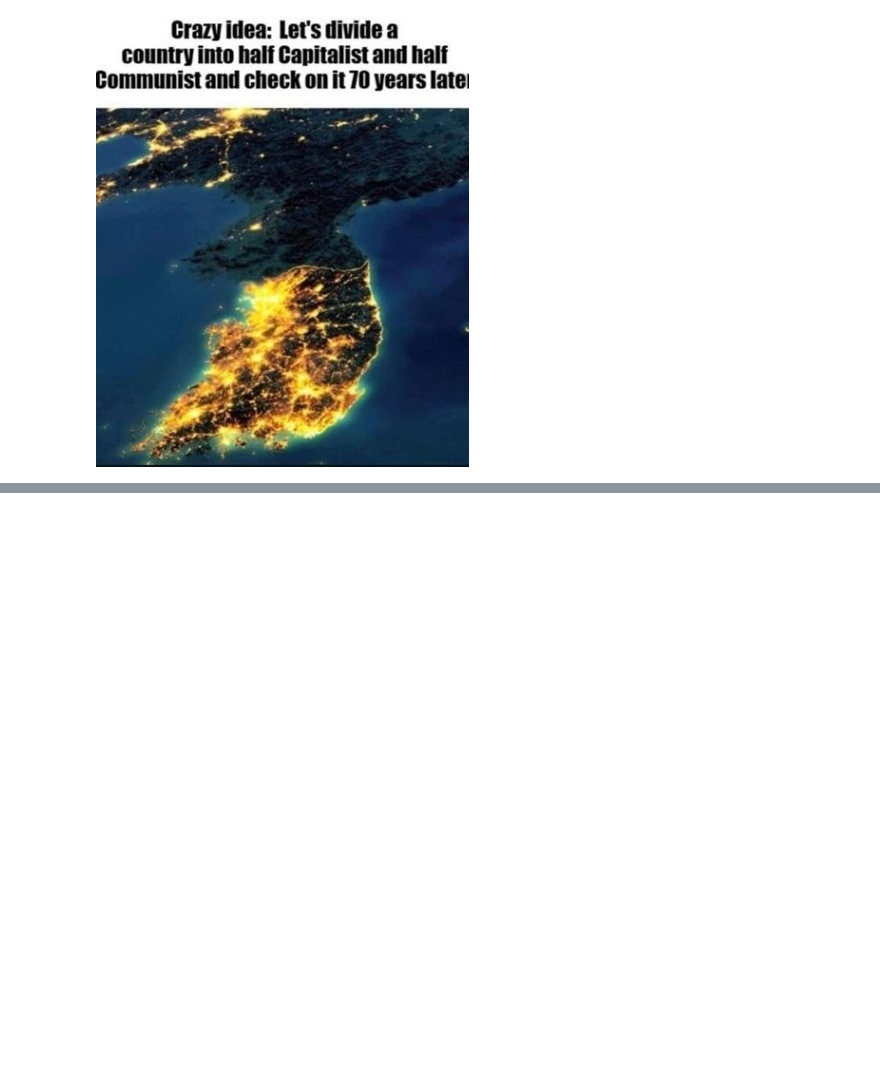
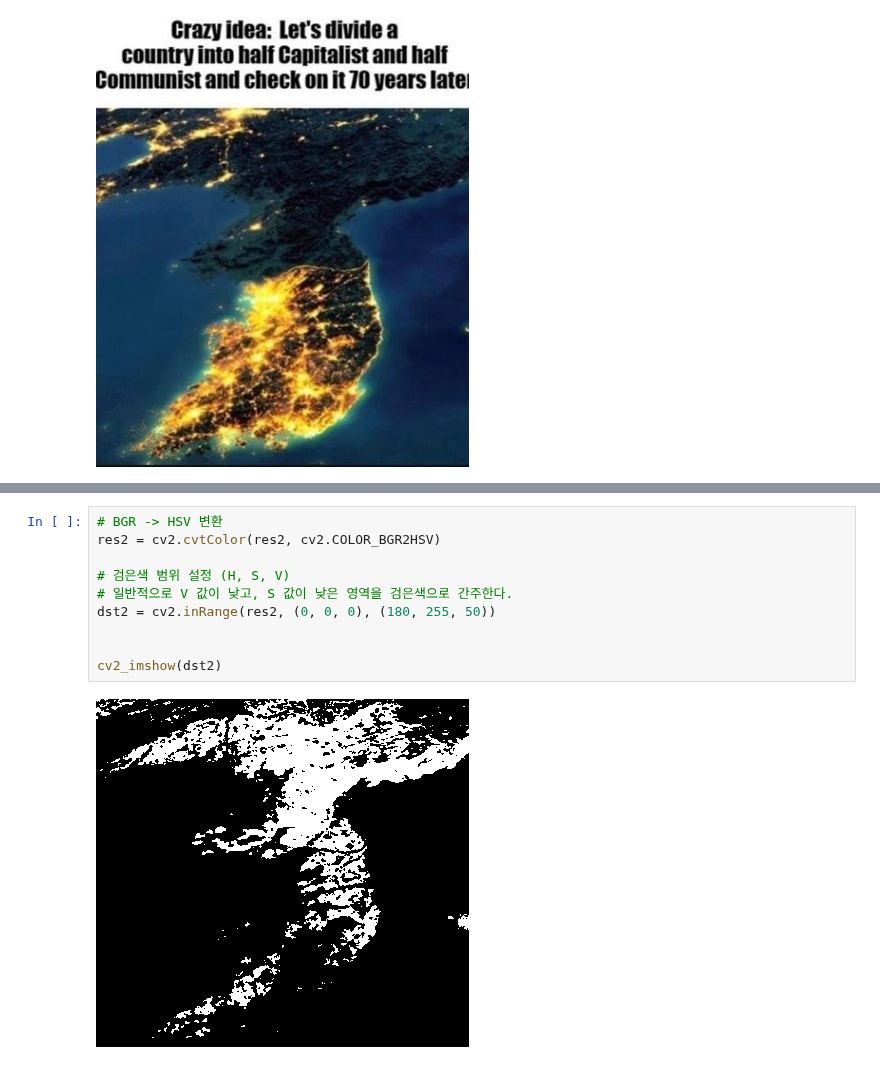
Before and after one commit to ShawnKim2/OpenCV, a Jupyter notebook: final_project/final_project/FNKproject.ipynb, the cells around one changed output, grey strips where cells are left out. Drawn from its saved outputs; the diff is of its cells as text; blank space fills up the shorter version.

```diff
--- a/final_project/final_project/FNKproject.ipynb
+++ b/final_project/final_project/FNKproject.ipynb
@@ -54,0 +55,12 @@ for i,k in enumerate(K):
+# %%
+# BGR -> HSV 변환
+res2 = cv2.cvtColor(res2, cv2.COLOR_BGR2HSV)
+
+# 검은색 범위 설정 (H, S, V)
+# 일반적으로 V 값이 낮고, S 값이 낮은 영역을 검은색으로 간주한다.
+dst2 = cv2.inRange(res2, (0, 0, 0), (180, 255, 50))
+
+
+cv2_imshow(dst2)
+# %% [output]
+[figure, added]
```
Also changed, not shown: parts of 3 cells of this notebook.
